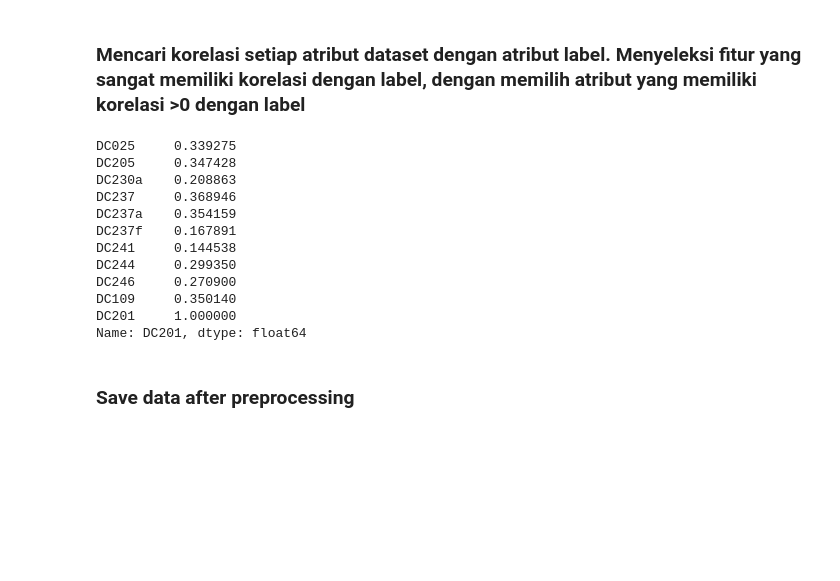
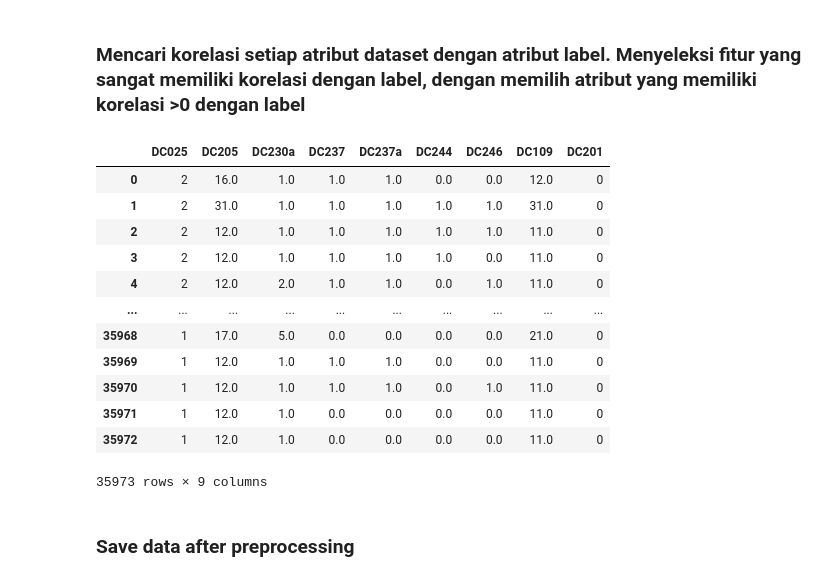
Before and after one commit to adrianuscharlie/DSC, a Jupyter notebook: data_preprocessing.ipynb, the cells around one changed output. Drawn from its saved outputs; the diff is of its cells as text; code cells hidden in the pictures; blank space fills up the shorter version.

```diff
--- a/data_preprocessing.ipynb
+++ b/data_preprocessing.ipynb
@@ -254,22 +276,24 @@ data
 # %%
 corr=data.corr()
 cor_target = (corr["DC201"])
 #Selecting highly correlated features
 relevant_features = cor_target[cor_target>0.1]
 selected=relevant_features.keys()
-relevant_features
+data=data[selected]
+data
 # %% [output]
+|  | DC025 | DC205 | DC230a | DC237 | DC237a | DC244 | DC246 | DC109 | DC201 |
+| 0 | 2 | 16.0 | 1.0 | 1.0 | 1.0 | 0.0 | 0.0 | 12.0 | 0 |
+| 1 | 2 | 31.0 | 1.0 | 1.0 | 1.0 | 1.0 | 1.0 | 31.0 | 0 |
+| 2 | 2 | 12.0 | 1.0 | 1.0 | 1.0 | 1.0 | 1.0 | 11.0 | 0 |
+| 3 | 2 | 12.0 | 1.0 | 1.0 | 1.0 | 1.0 | 0.0 | 11.0 | 0 |
+| 4 | 2 | 12.0 | 2.0 | 1.0 | 1.0 | 0.0 | 1.0 | 11.0 | 0 |
+| ... | ... | ... | ... | ... | ... | ... | ... | ... | ... |
+| 35968 | 1 | 17.0 | 5.0 | 0.0 | 0.0 | 0.0 | 0.0 | 21.0 | 0 |
+| 35969 | 1 | 12.0 | 1.0 | 1.0 | 1.0 | 0.0 | 0.0 | 11.0 | 0 |
+| 35970 | 1 | 12.0 | 1.0 | 1.0 | 1.0 | 0.0 | 1.0 | 11.0 | 0 |
+| 35971 | 1 | 12.0 | 1.0 | 0.0 | 0.0 | 0.0 | 0.0 | 11.0 | 0 |
+| 35972 | 1 | 12.0 | 1.0 | 0.0 | 0.0 | 0.0 | 0.0 | 11.0 | 0 |
-DC025     0.339275
-DC205     0.347428
-DC230a    0.208863
-DC237     0.368946
-DC237a    0.354159
-DC237f    0.167891
-DC241     0.144538
-DC244     0.299350
-DC246     0.270900
-DC109     0.350140
-DC201     1.000000
-Name: DC201, dtype: float64
+35973 rows × 9 columns
 # %% [markdown]
 ### Save data after preprocessing
```
Also changed, not shown: parts of 5 cells of this notebook, 5 other files.
